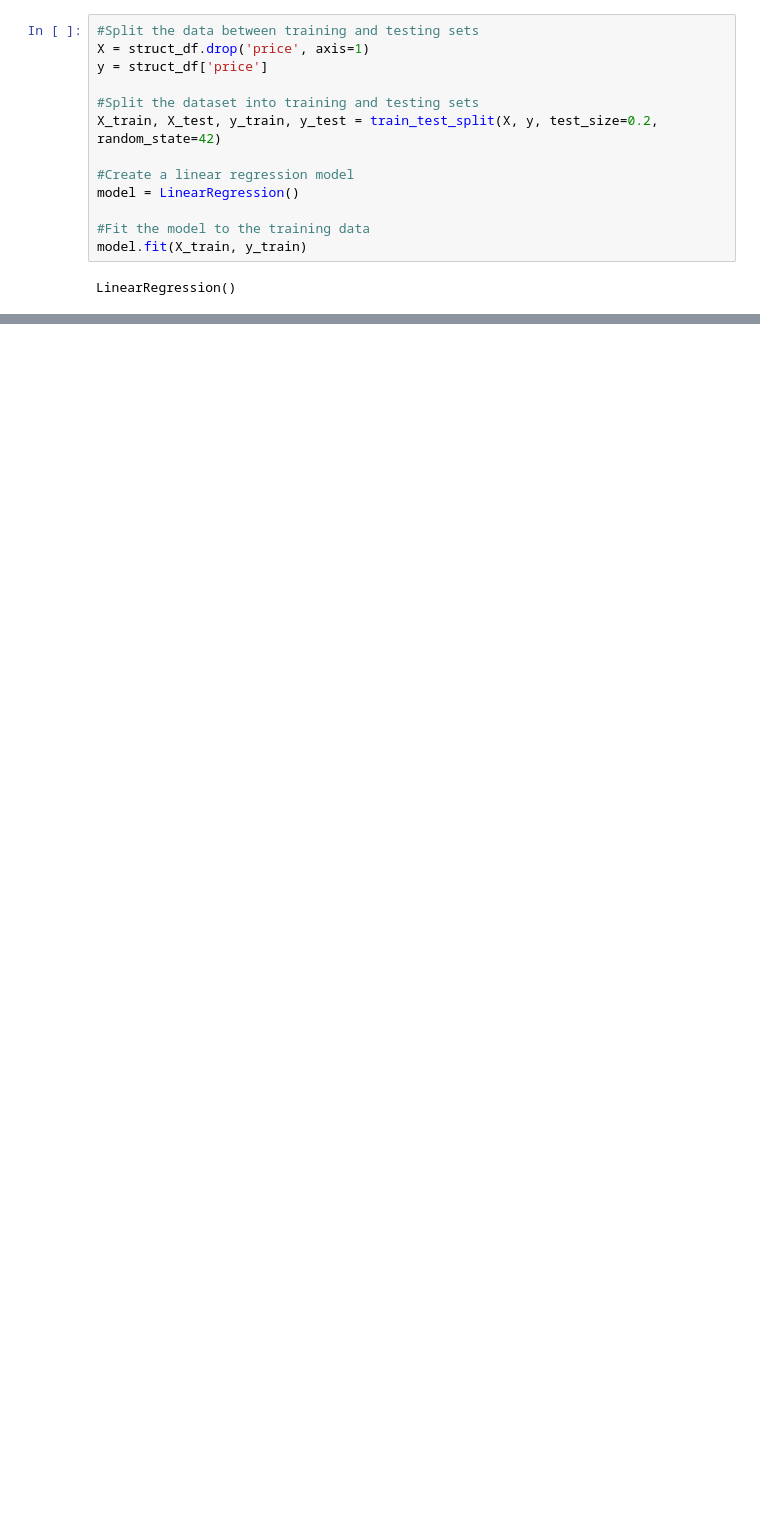
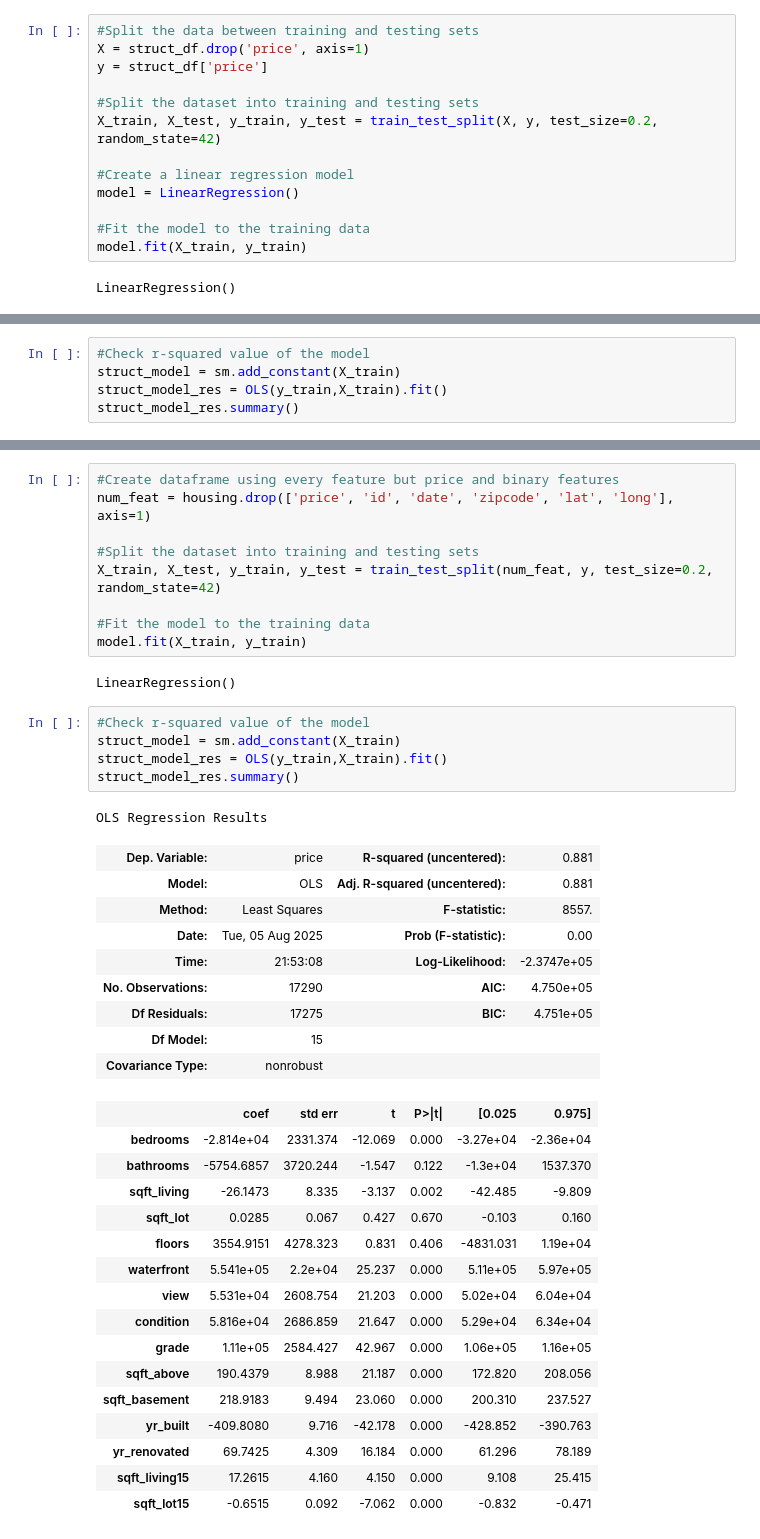
Before and after one commit to jss6071/dscprogrammingfinalproject, a Jupyter notebook: HousingFinalProject.ipynb, the cells around one changed output, grey strips where cells are left out. Drawn from its saved outputs; the diff is of its cells as text; blank space fills up the shorter version.

```diff
--- a/HousingFinalProject.ipynb
+++ b/HousingFinalProject.ipynb
@@ -192,0 +196,5 @@ Insights: Based off of the accuracy of our score, it doesnt seem like the featur
+# %%
+#Check r-squared value of the model
+struct_model = sm.add_constant(X_train)
+struct_model_res = OLS(y_train,X_train).fit()
+struct_model_res.summary()
@@ -192,0 +252,43 @@ Insights: Based off of the accuracy of our score, it doesnt seem like the featur
+# %%
+#Create dataframe using every feature but price and binary features
+num_feat = housing.drop(['price', 'id', 'date', 'zipcode', 'lat', 'long'], axis=1)
+
+#Split the dataset into training and testing sets
+X_train, X_test, y_train, y_test = train_test_split(num_feat, y, test_size=0.2, random_state=42)
+
+#Fit the model to the training data
+model.fit(X_train, y_train)
+# %% [output]
+LinearRegression()
+# %%
+#Check r-squared value of the model
+struct_model = sm.add_constant(X_train)
+struct_model_res = OLS(y_train,X_train).fit()
+struct_model_res.summary()
+# %% [output]
+OLS Regression Results
+| Dep. Variable: | price | R-squared (uncentered): | 0.881 |
+| Model: | OLS | Adj. R-squared (uncentered): | 0.881 |
+| Method: | Least Squares | F-statistic: | 8557. |
+| Date: | Tue, 05 Aug 2025 | Prob (F-statistic): | 0.00 |
+| Time: | 21:53:08 | Log-Likelihood: | -2.3747e+05 |
+| No. Observations: | 17290 | AIC: | 4.750e+05 |
+| Df Residuals: | 17275 | BIC: | 4.751e+05 |
+| Df Model: | 15 |  |  |
+| Covariance Type: | nonrobust |  |  |
+|  | coef | std err | t | P>|t| | [0.025 | 0.975] |
+| bedrooms | -2.814e+04 | 2331.374 | -12.069 | 0.000 | -3.27e+04 | -2.36e+04 |
+| bathrooms | -5754.6857 | 3720.244 | -1.547 | 0.122 | -1.3e+04 | 1537.370 |
+| sqft_living | -26.1473 | 8.335 | -3.137 | 0.002 | -42.485 | -9.809 |
+| sqft_lot | 0.0285 | 0.067 | 0.427 | 0.670 | -0.103 | 0.160 |
+| floors | 3554.9151 | 4278.323 | 0.831 | 0.406 | -4831.031 | 1.19e+04 |
+| waterfront | 5.541e+05 | 2.2e+04 | 25.237 | 0.000 | 5.11e+05 | 5.97e+05 |
+| view | 5.531e+04 | 2608.754 | 21.203 | 0.000 | 5.02e+04 | 6.04e+04 |
+| condition | 5.816e+04 | 2686.859 | 21.647 | 0.000 | 5.29e+04 | 6.34e+04 |
+| grade | 1.11e+05 | 2584.427 | 42.967 | 0.000 | 1.06e+05 | 1.16e+05 |
+| sqft_above | 190.4379 | 8.988 | 21.187 | 0.000 | 172.820 | 208.056 |
+| sqft_basement | 218.9183 | 9.494 | 23.060 | 0.000 | 200.310 | 237.527 |
+| yr_built | -409.8080 | 9.716 | -42.178 | 0.000 | -428.852 | -390.763 |
+| yr_renovated | 69.7425 | 4.309 | 16.184 | 0.000 | 61.296 | 78.189 |
+| sqft_living15 | 17.2615 | 4.160 | 4.150 | 0.000 | 9.108 | 25.415 |
+| sqft_lot15 | -0.6515 | 0.092 | -7.062 | 0.000 | -0.832 | -0.471 |
```
Also changed, not shown: parts of 18 cells of this notebook.
